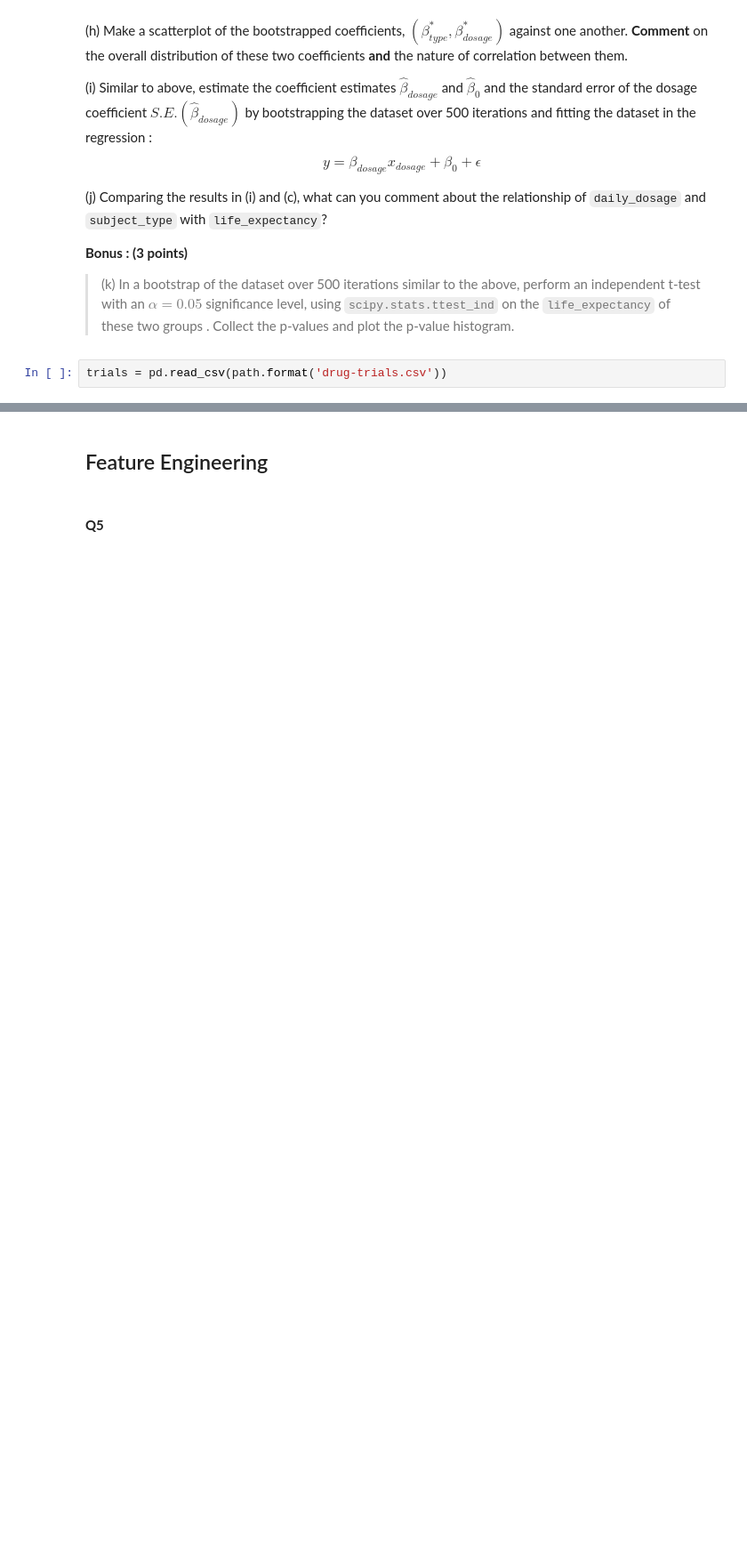
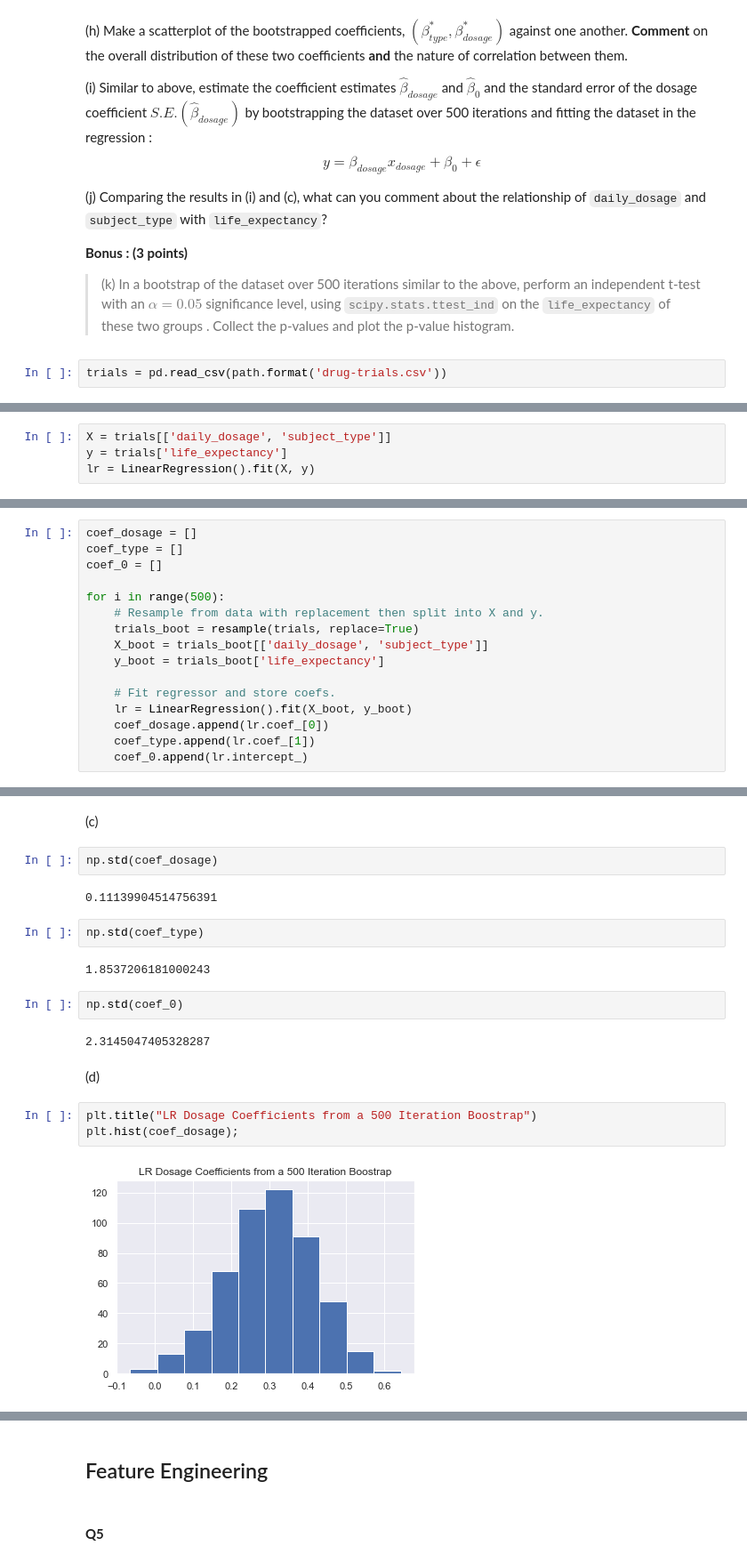
Before and after one commit to matteo-esposito/ift-6758, a Jupyter notebook: homework/h2/IFT_6758_HW_2_(En).ipynb, the cells around one changed output, grey strips where cells are left out. Shown at 89% size. Saved outputs shown, nothing was run; the diff lists cells and outputs as text; blank space fills up the shorter version.

```diff
--- a/homework/h2/IFT_6758_HW_2_(En).ipynb
+++ b/homework/h2/IFT_6758_HW_2_(En).ipynb
@@ -254,0 +294,4 @@ trials = pd.read_csv(path.format('drug-trials.csv'))
+# %%
+X = trials[['daily_dosage', 'subject_type']]
+y = trials['life_expectancy']
+lr = LinearRegression().fit(X, y)
@@ -254,0 +314,16 @@ trials = pd.read_csv(path.format('drug-trials.csv'))
+# %%
+coef_dosage = []
+coef_type = []
+coef_0 = []
+
+for i in range(500):
+    # Resample from data with replacement then split into X and y.
+    trials_boot = resample(trials, replace=True)
+    X_boot = trials_boot[['daily_dosage', 'subject_type']]
+    y_boot = trials_boot['life_expectancy']
+
+    # Fit regressor and store coefs.
+    lr = LinearRegression().fit(X_boot, y_boot)
+    coef_dosage.append(lr.coef_[0])
+    coef_type.append(lr.coef_[1])
+    coef_0.append(lr.intercept_)
@@ -254,0 +334,21 @@ trials = pd.read_csv(path.format('drug-trials.csv'))
+# %% [markdown]
+(c)
+# %%
+np.std(coef_dosage)
+# %% [output]
+0.11139904514756391
+# %%
+np.std(coef_type)
+# %% [output]
+1.8537206181000243
+# %%
+np.std(coef_0)
+# %% [output]
+2.3145047405328287
+# %% [markdown]
+(d)
+# %%
+plt.title("LR Dosage Coefficients from a 500 Iteration Boostrap")
+plt.hist(coef_dosage);
+# %% [output]
+[figure, added]
```
Also changed, not shown: parts of 63 cells of this notebook, 22 other files.
